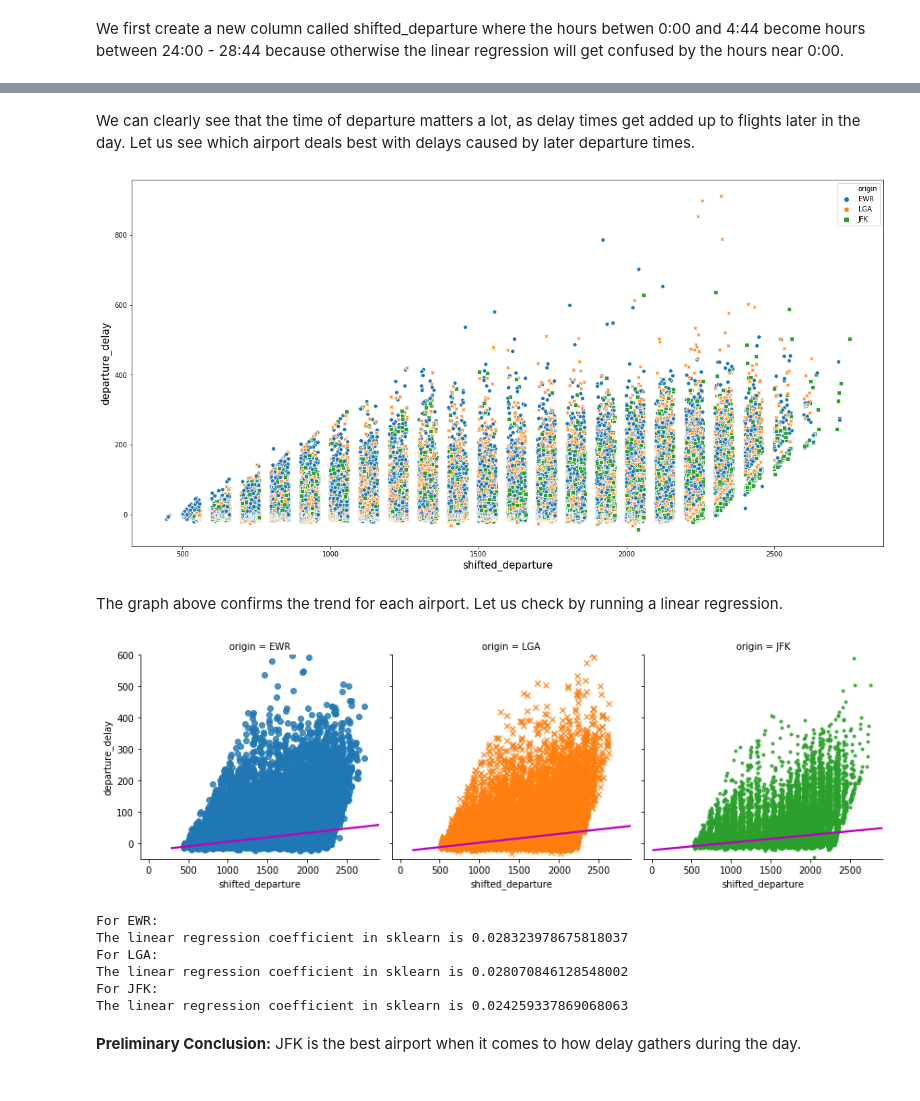
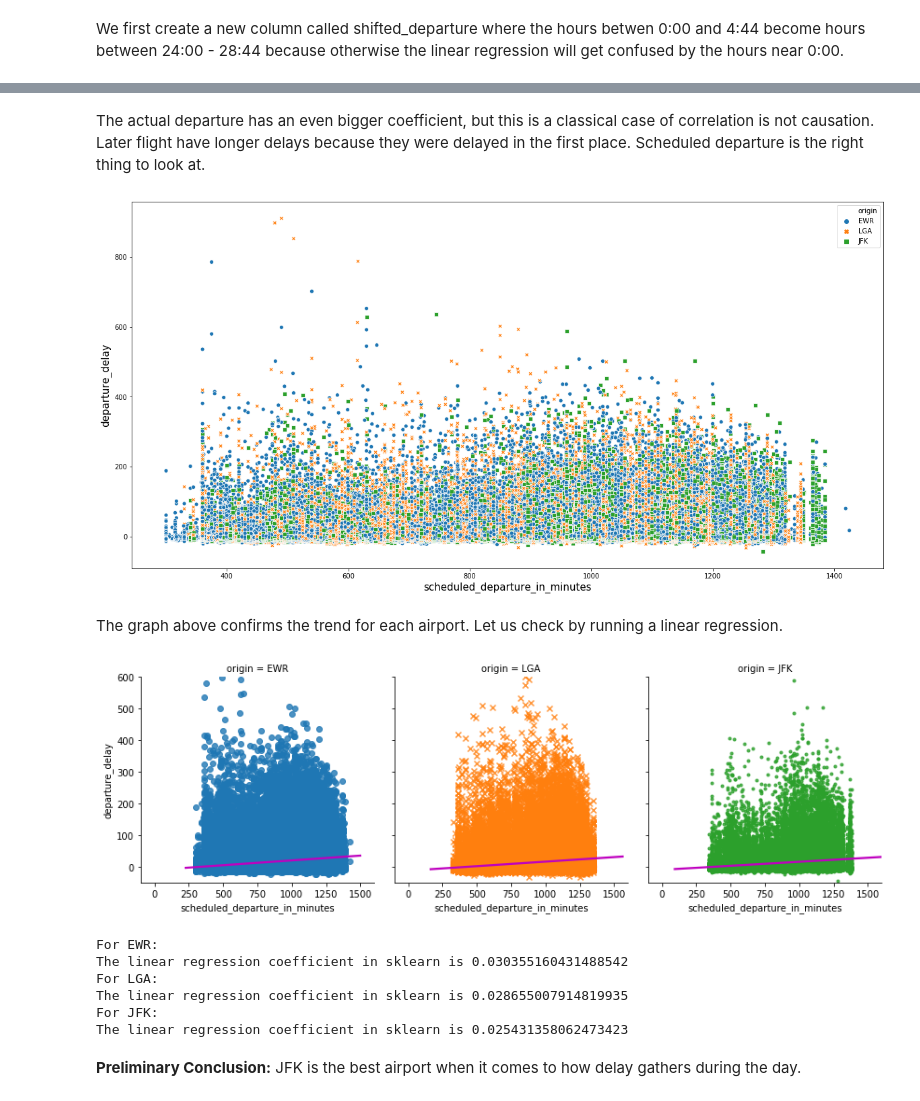
Before and after one commit to mihaihai/flight_data, a Jupyter notebook: A study of flight delays from NY.ipynb, the cells around one changed output, grey strips where cells are left out. Saved outputs shown, nothing was run; the diff lists cells and outputs as text; code cells hidden in the pictures.

```diff
--- a/A study of flight delays from NY.ipynb
+++ b/A study of flight delays from NY.ipynb
@@ -473,5 +473,8 @@ We first create a new column called shifted_departure where the hours betwen 0:0
 working['shifted_departure'] = working['departure']
 indexNames = working[working['departure']<earliest_departure_same_day].index
 working.loc[indexNames, 'shifted_departure']=working.loc[indexNames, 'shifted_departure'].add(2400)
+working['shifted_departure'] = working['shifted_departure'].apply(to_minutes_departure)
+# %%
+working['scheduled_departure_in_minutes'] = working['scheduled_departure'].apply(to_minutes_departure)
 # %%
 fig, ax = plt.subplots(figsize=(20,10))
@@ -494,33 +499,33 @@ The linear regression coefficient in sklearn is 0.027225182947785937
-# %% [markdown]
-We can clearly see that the time of departure matters a lot, as delay times get added up to flights later in the day. Let us see which airport deals best with delays caused by later departure times.
+# %% [markdown]
+The actual departure has an even bigger coefficient, but this is a classical case of correlation is not causation. Later flight have longer delays because they were delayed in the first place. Scheduled departure is the right thing to look at.
 # %%
-scatter_by_airport("shifted_departure", "departure_delay")
+scatter_by_airport("scheduled_departure_in_minutes", "departure_delay")
 # %% [output]
-[figure, old version]
+[figure, new version]
 # %% [markdown]
 The graph above confirms the trend for each airport. Let us check by running a linear regression.
 # %%
-sns.lmplot(x="shifted_departure", y="departure_delay", hue="origin", col = "origin", data=working,
+sns.lmplot(x="scheduled_departure_in_minutes", y="departure_delay", hue="origin", col = "origin", data=working,
            markers=["o", "x", "." ], line_kws={'color':'m'}, height=4);
 plt.ylim(-50, 600)
-plt.xlim(-100, 2900)
+plt.xlim(-100, 1600)
 plt.show()
 # %% [output]
-[figure, old version]
+[figure, new version]
 # %%
 print('For EWR:')
-get_linear_regr_coef(working[working['origin'] == 'EWR'], "shifted_departure", "departure_delay")
+get_linear_regr_coef(working[working['origin'] == 'EWR'], "scheduled_departure_in_minutes", "departure_delay")
 print('For LGA:')
-get_linear_regr_coef(working[working['origin'] == 'LGA'], "shifted_departure", "departure_delay")
+get_linear_regr_coef(working[working['origin'] == 'LGA'], "scheduled_departure_in_minutes", "departure_delay")
 print('For JFK:')
-get_linear_regr_coef(working[working['origin'] == 'JFK'], "shifted_departure", "departure_delay")
+get_linear_regr_coef(working[working['origin'] == 'JFK'], "scheduled_departure_in_minutes", "departure_delay")
 # %% [output]
 For EWR:
-The linear regression coefficient in sklearn is 0.028323978675818037
+The linear regression coefficient in sklearn is 0.030355160431488542
 For LGA:
-The linear regression coefficient in sklearn is 0.028070846128548002
+The linear regression coefficient in sklearn is 0.028655007914819935
 For JFK:
-The linear regression coefficient in sklearn is 0.024259337869068063
+The linear regression coefficient in sklearn is 0.025431358062473423
 # %% [markdown]
 **Preliminary Conclusion:** JFK is the best airport when it comes to how delay gathers during the day.
 # %% [markdown]
```
Also changed, not shown: parts of 9 cells of this notebook.
